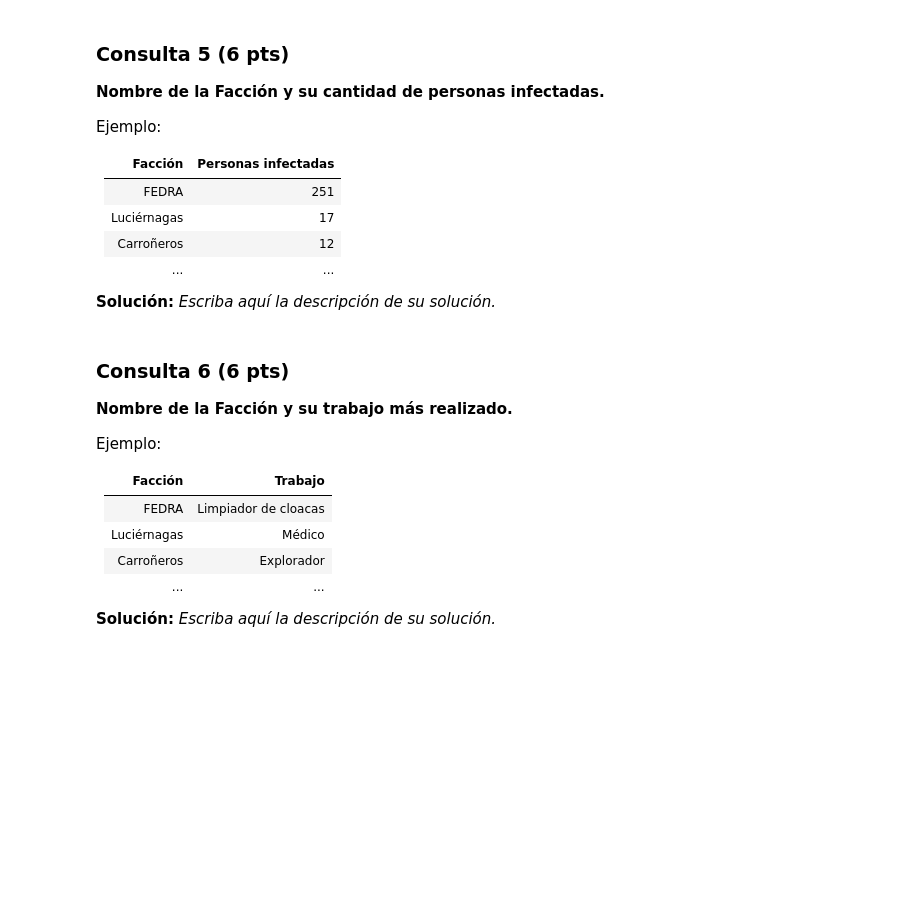
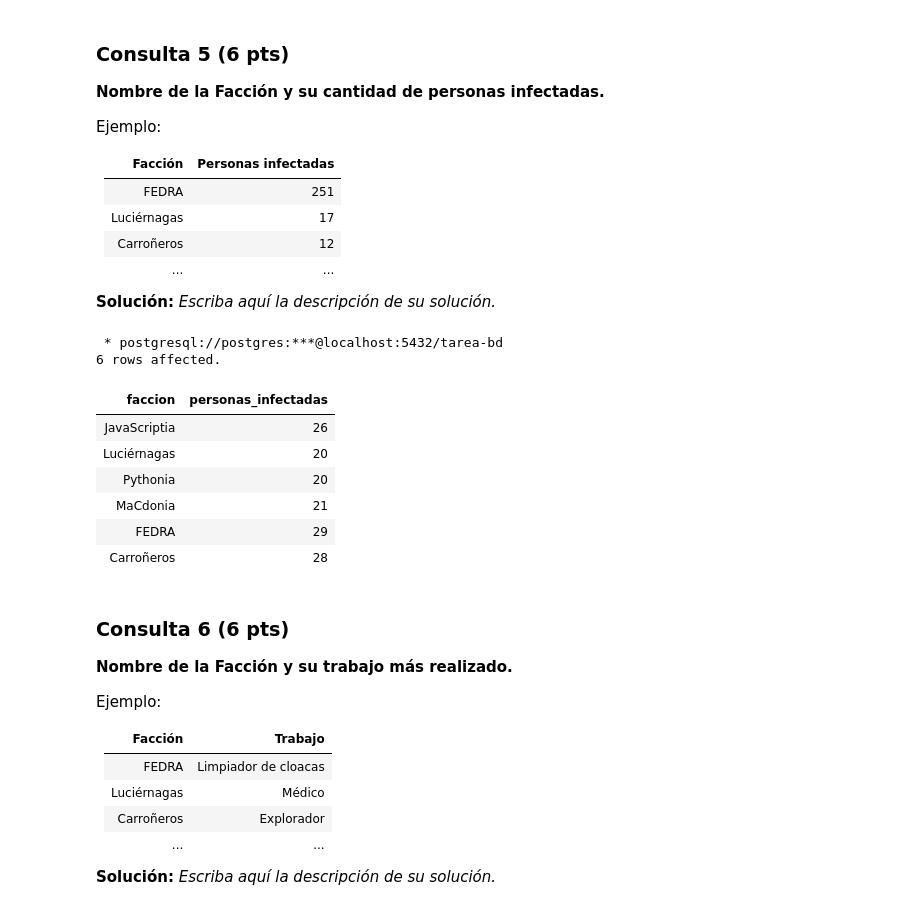
Before and after one commit to blindjamin/Tareas-Bases-de-Datos-Grupo, a Jupyter notebook: Tarea_1_BD_2023_1.ipynb, the cells around one changed output. Cells and saved outputs as stored; diff of their text form; code cells hidden in the pictures; blank space fills up the shorter version.

```diff
--- a/Tarea_1_BD_2023_1.ipynb
+++ b/Tarea_1_BD_2023_1.ipynb
@@ -660,3 +612,32 @@ FROM
+# %%
+%%sql
+
+
+SELECT facciones.nombre AS faccion, COUNT(personas.id) AS personas_infectadas
+FROM
+    facciones
+LEFT JOIN
+    persona_pertenece_faccion
+ON
+    facciones.id = persona_pertenece_faccion.id_faccion
+
+LEFT JOIN
+    personas
+ON
+    persona_pertenece_faccion.id_persona = personas.id
+
+WHERE personas.infectado = true
+GROUP BY facciones.nombre;
+# %% [output]
+ * postgresql://postgres:***@localhost:5432/tarea-bd
+6 rows affected.
+| faccion | personas_infectadas |
+| JavaScriptia | 26 |
+| Luciérnagas | 20 |
+| Pythonia | 20 |
+| MaCdonia | 21 |
+| FEDRA | 29 |
+| Carroñeros | 28 |
 # %% [markdown]
 ### Consulta 6 (6 pts)
 **Nombre de la Facción y su trabajo más realizado.**
```
Also changed, not shown: parts of 16 cells of this notebook.
